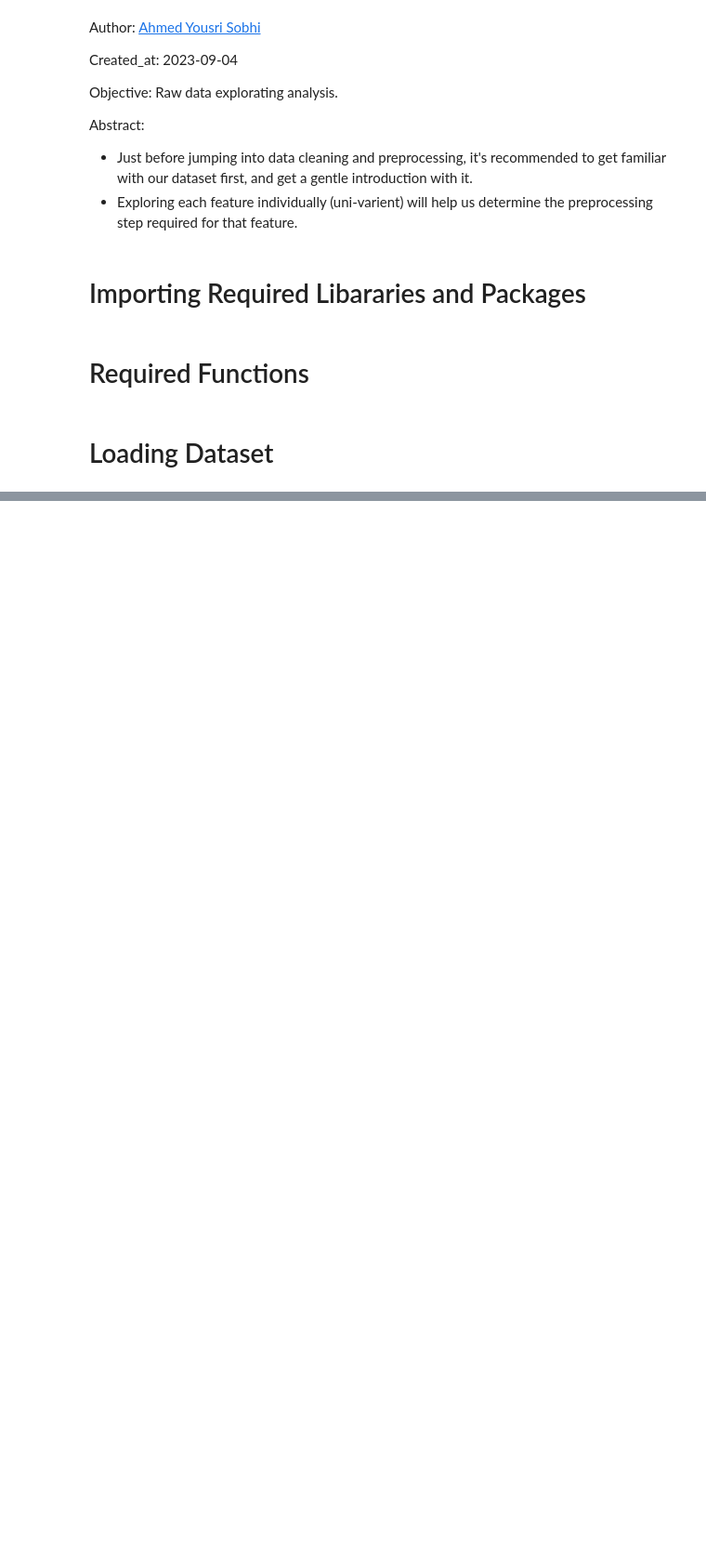
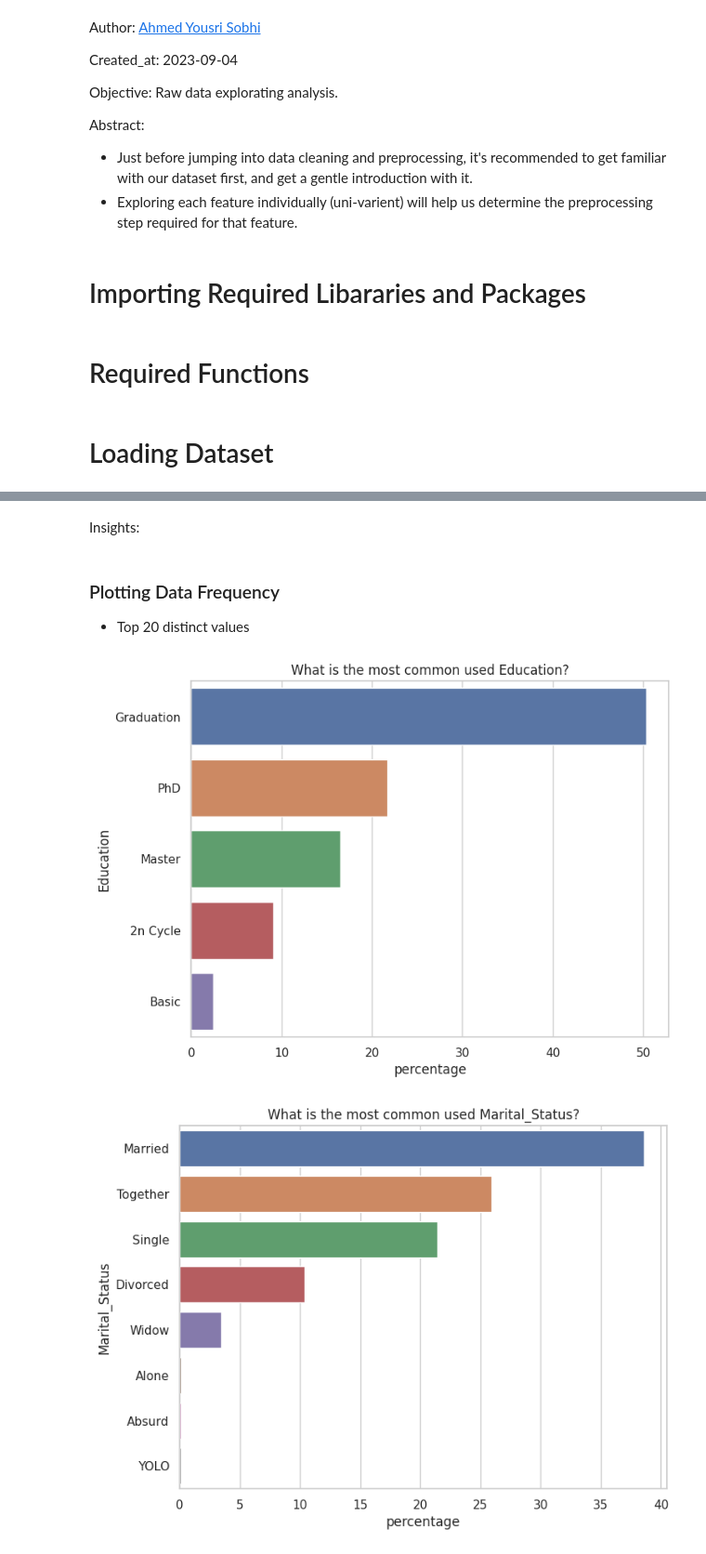
Before and after one commit to AhmedYousriSobhi/customer_segmentation, a Jupyter notebook: nb_workspace/_1_data_raw_eda.ipynb, the cells around one changed output, grey strips where cells are left out. Shown: that part at 93% size. Drawn from its saved outputs; the diff is of its cells as text; code cells hidden in the pictures; blank space fills up the shorter version.

```diff
--- a/nb_workspace/_1_data_raw_eda.ipynb
+++ b/nb_workspace/_1_data_raw_eda.ipynb
@@ -84,0 +240,13 @@ KeyError: 'e'
+# %% [markdown]
+Insights:
+# %% [markdown]
+### Plotting Data Frequency
+- Top 20 distinct values
+# %%
+category_cols = df.select_dtypes('object').columns
+
+for col in category_cols:
+    plot_data_frequency(df, col, 20, save_plot=True)
+# %% [output]
+[figure, added]
+[figure, added]
```
Also changed, not shown: parts of 10 cells of this notebook, 4 other files.
